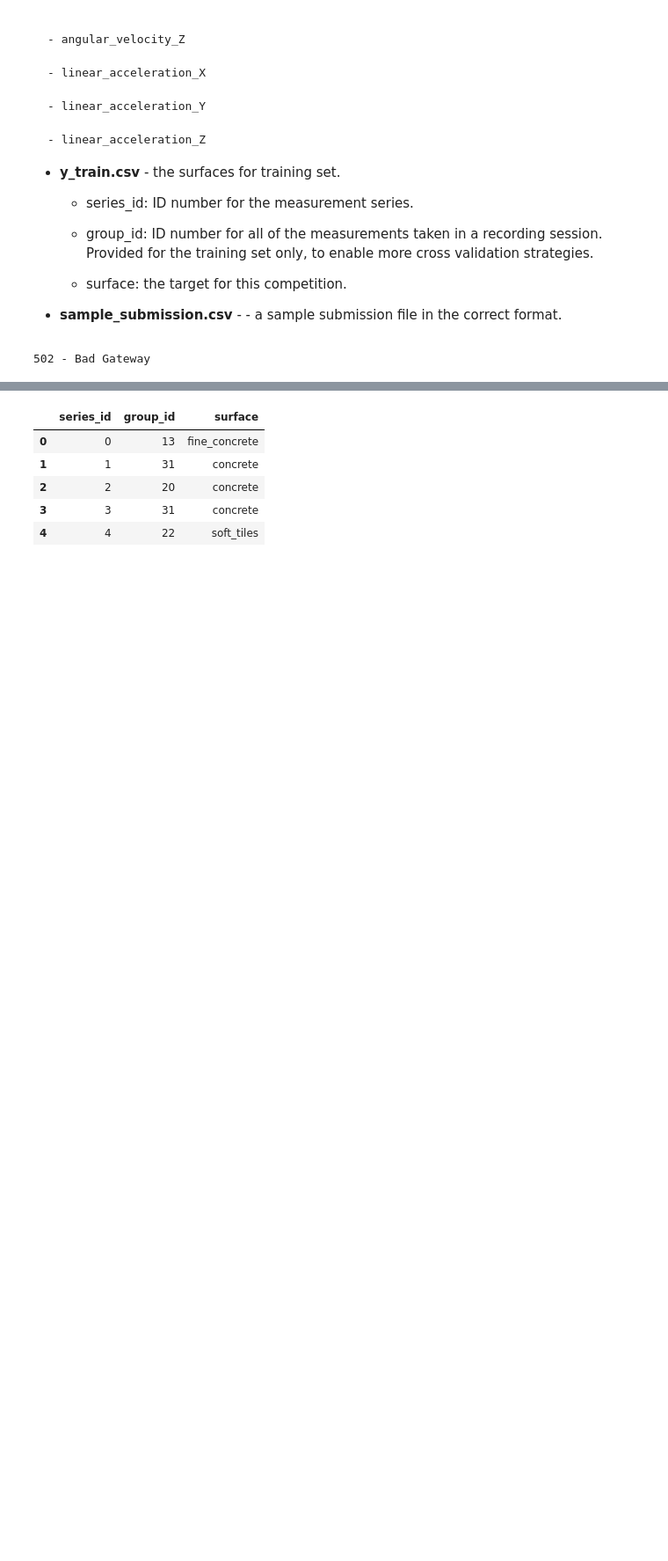
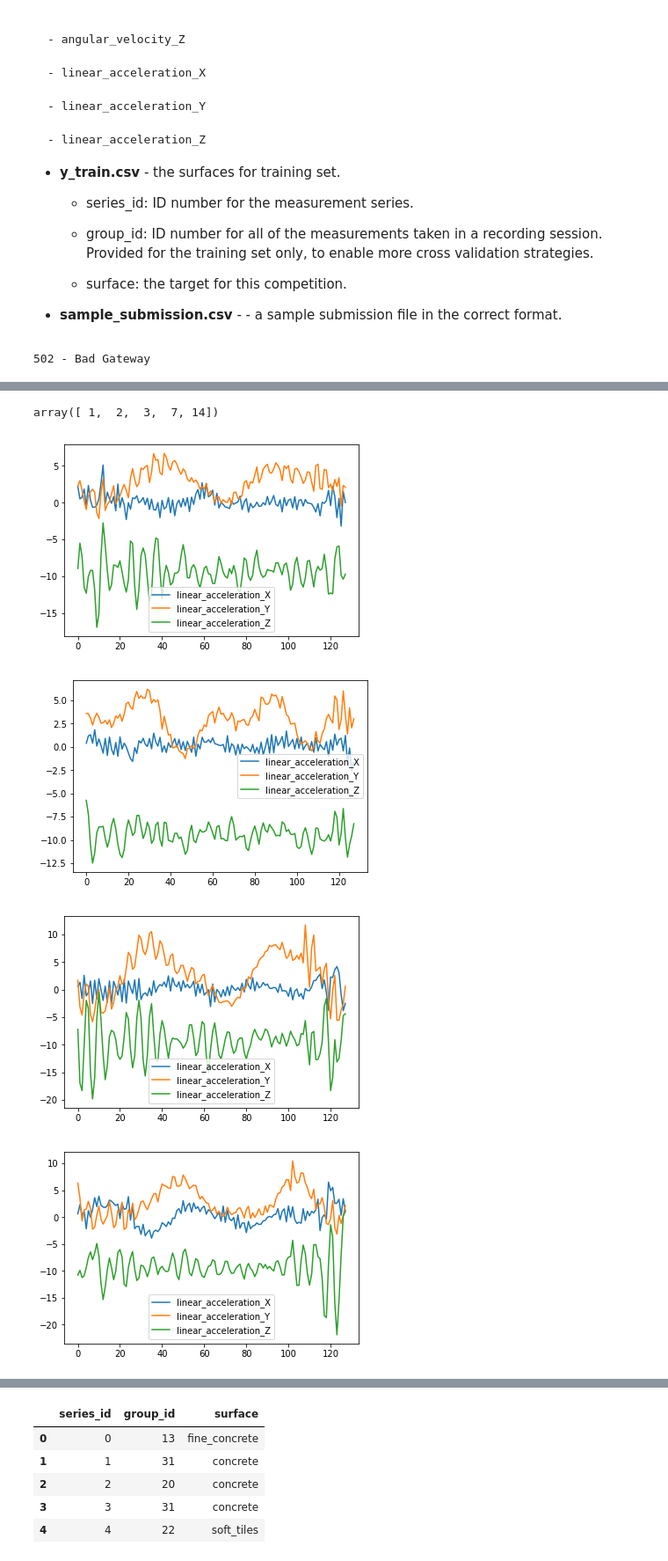
Before and after one commit to HassanSaied/HelpNavigateRobots, a Jupyter notebook: HelpNavigateRobots.ipynb, the cells around one changed output, grey strips where cells are left out. Shown at 88% size. Cells and saved outputs as stored; diff of their text form; code cells hidden in the pictures; blank space fills up the shorter version.

```diff
--- a/HelpNavigateRobots.ipynb
+++ b/HelpNavigateRobots.ipynb
@@ -84,0 +98,16 @@ x_train.head()
+# %%
+x_train_concrete.series_id.unique()[:5]
+# %% [output]
+array([ 1,  2,  3,  7, 14])
+# %%
+for series_id in x_train_concrete.series_id.unique()[:10]:
+    x_train_concrete_series = x_train_concrete[x_train_concrete.series_id == series_id]
+    for i in range(10,13):
+        plt.plot(x_train_concrete_series.measurement_number,x_train_concrete_series.iloc[:,i])
+    plt.legend()
+    plt.show()
+# %% [output]
+[figure, added]
+[figure, added]
+[figure, added]
+[figure, added]
```
Also changed, not shown: parts of 11 cells of this notebook, 3 other files.
